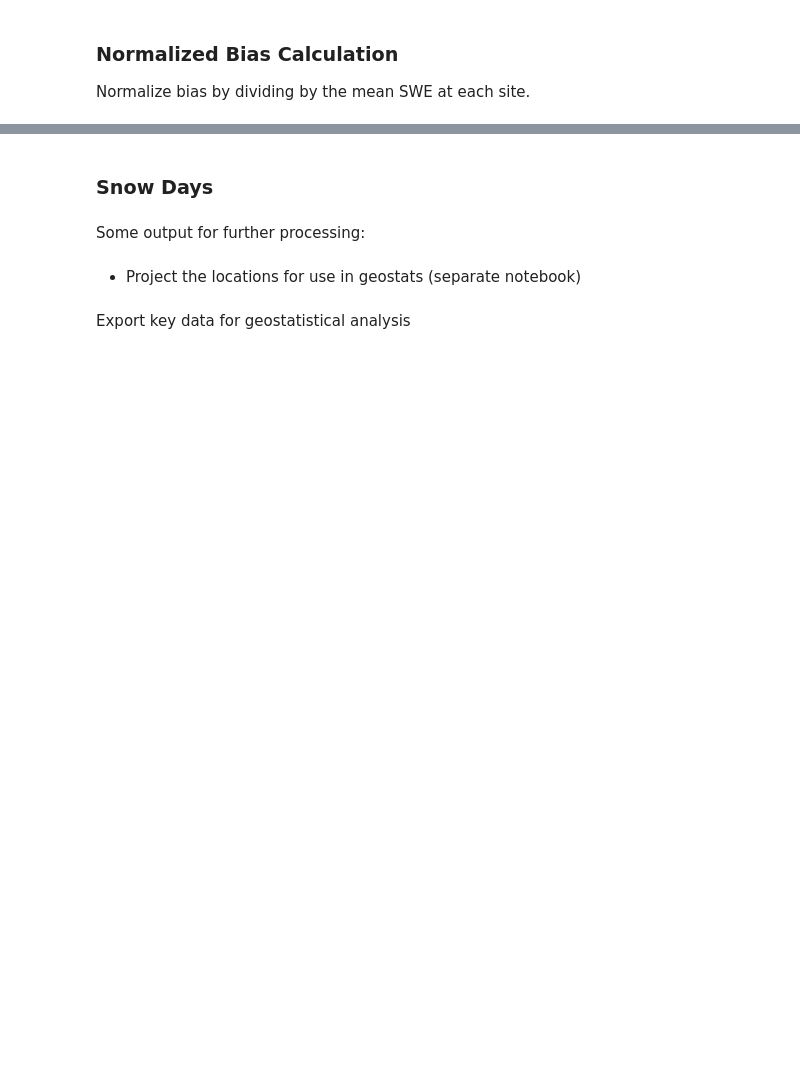
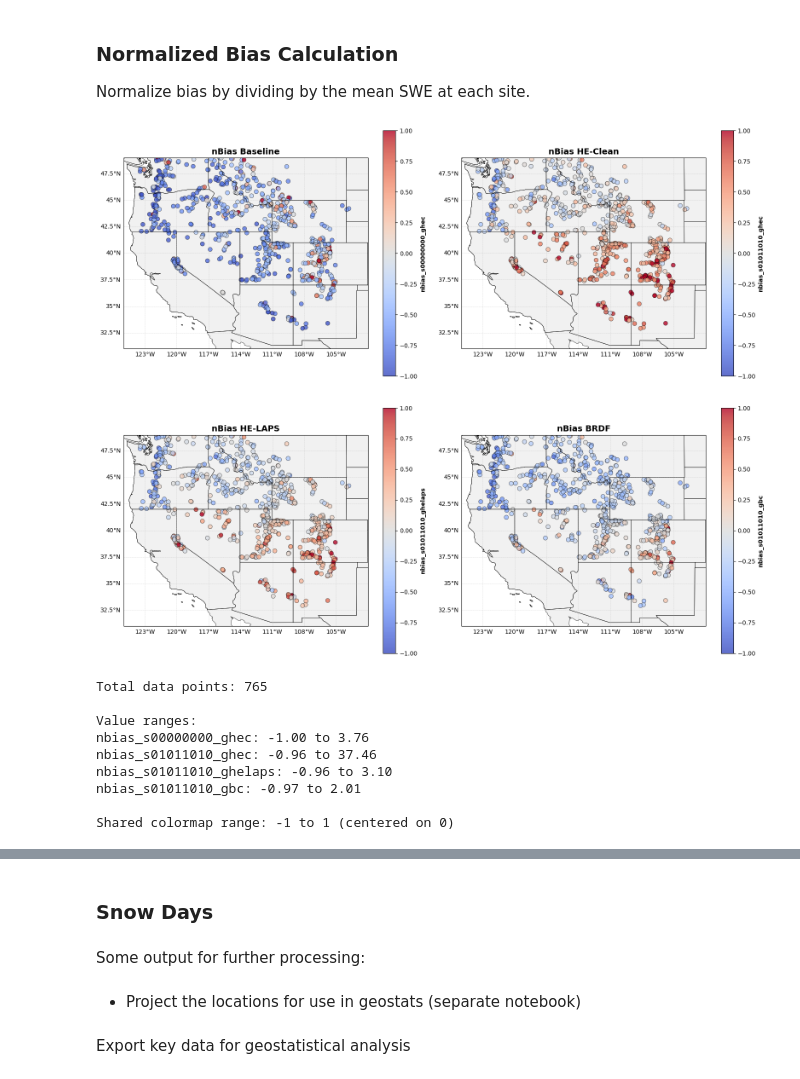
Before and after one commit to chrisrycx/lm4px_data_analysis, a Jupyter notebook: output_analysis/interactive/SpatialError.ipynb, the cells around one changed output, grey strips where cells are left out. Cells and saved outputs as stored; diff of their text form; code cells hidden in the pictures; blank space fills up the shorter version.

```diff
--- a/output_analysis/interactive/SpatialError.ipynb
+++ b/output_analysis/interactive/SpatialError.ipynb
@@ -259,12 +248,6 @@ fig = plt.figure(figsize=(16, 14))
 # Define the columns and titles to plot
 columns = ['nbias_s00000000_ghec', 'nbias_s01011010_ghec', 'nbias_s01011010_ghelaps', 'nbias_s01011010_gbc']
 titles = ['nBias Baseline', 'nBias HE-Clean', 'nBias HE-LAPS', 'nBias BRDF']
-avgRMSE = [
-    rmse_df['nrmse_s00000000_ghec'].mean(),
-    rmse_df['nrmse_s01011010_ghec'].mean(),
-    rmse_df['nrmse_s01011010_ghelaps'].mean(),
-    rmse_df['nrmse_s01011010_gbc'].mean()
-]
 
 # Set color scale limits centered on 0
 vmin = -1
@@ -289,40 +272,44 @@ for pos, (column, title) in enumerate(zip(columns, titles), 1):
                          s=50,
                          alpha=0.8,
                          cmap='coolwarm',
                          vmin=vmin,
                          vmax=vmax,
                          transform=ccrs.PlateCarree(),
                          edgecolors='black',
                          linewidth=0.5)
 
     # Add colorbar
     cbar = plt.colorbar(scatter, ax=ax, orientation='vertical', pad=0.05, shrink=0.8)
     cbar.set_label(column, fontsize=10, fontweight='bold')
 
     # Add gridlines
     gl = ax.gridlines(draw_labels=True, linewidth=0.5, alpha=0.5, linestyle='--')
     gl.top_labels = False
     gl.right_labels = False
 
     # Add title
     ax.set_title(title, fontsize=14, fontweight='bold')
 
-    # Add average nRMSE text in lower left corner
-    ax.text(0.05, 0.05, f'Average nRMSE: {avgRMSE[pos-1]:.2f}',
-            transform=ax.transAxes,
-            fontsize=12,
-            verticalalignment='bottom',
-            bbox=dict(boxstyle='round', facecolor='white', alpha=0.8))
-
 plt.tight_layout()
 plt.show()
 
 # Display basic info about the data
 print(f"Total data points: {len(bias_df)}")
 print(f"\nValue ranges:")
 for column in columns:
     print(f"{column}: {bias_df[column].min():.2f} to {bias_df[column].max():.2f}")
 print(f"\nShared colormap range: {vmin} to {vmax} (centered on 0)")
+# %% [output]
+[figure, added]
+Total data points: 765
+
+Value ranges:
+nbias_s00000000_ghec: -1.00 to 3.76
+nbias_s01011010_ghec: -0.96 to 37.46
+nbias_s01011010_ghelaps: -0.96 to 3.10
+nbias_s01011010_gbc: -0.97 to 2.01
+
+Shared colormap range: -1 to 1 (centered on 0)
 # %%
 # Select Bias Plot
 # Single plot of select nBias for presentation purposes
```
Also changed, not shown: parts of 4 cells of this notebook, 1 other file.
